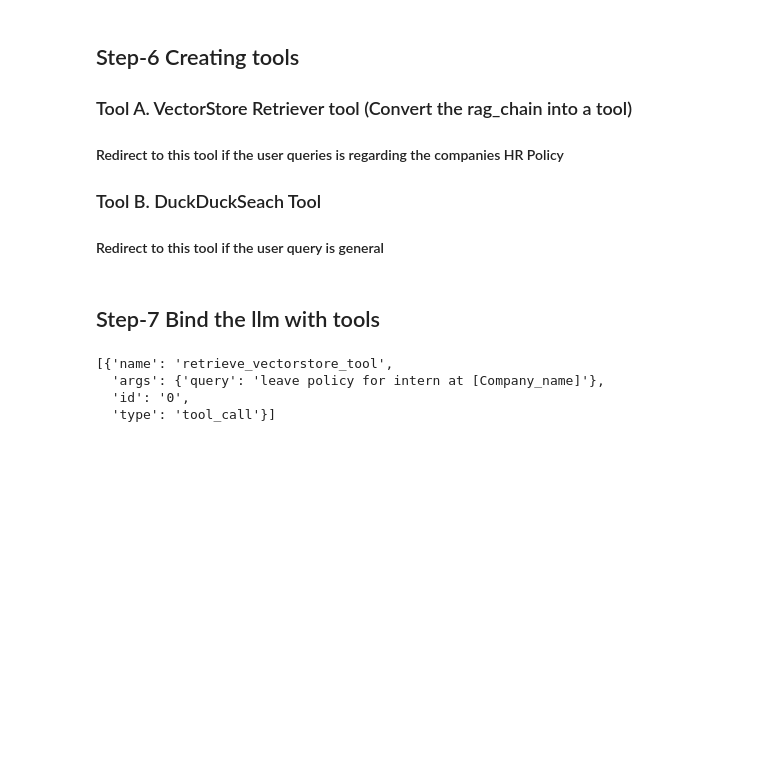
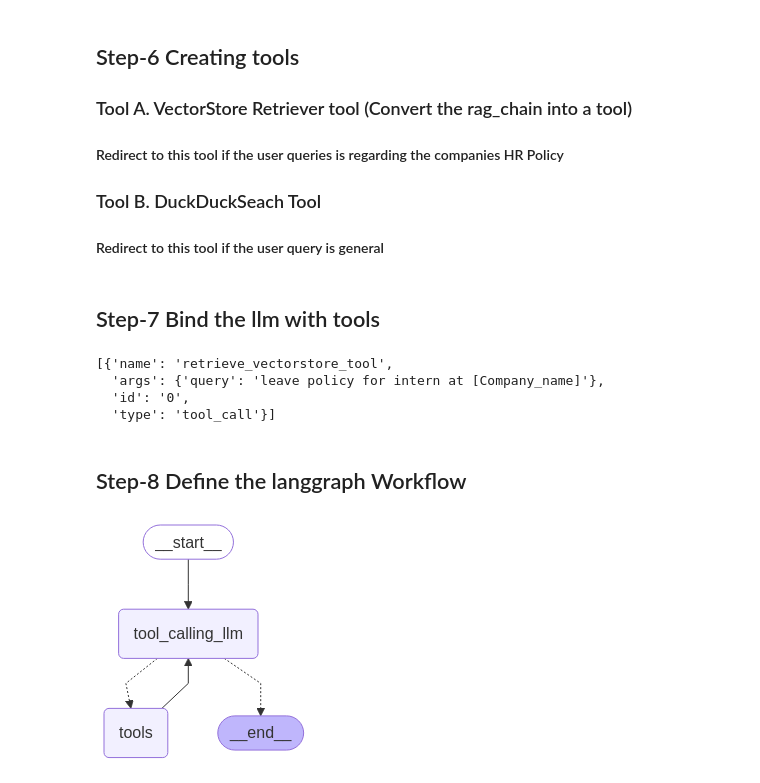
Before and after one commit to prabal-k/RAG-Based-QA-System, a Jupyter notebook: rag_code.ipynb, the cells around one changed output. Drawn from its saved outputs; the diff is of its cells as text; code cells hidden in the pictures; blank space fills up the shorter version.

Commit message:
Issue in implementing langgraph workflow

```diff
--- a/rag_code.ipynb
+++ b/rag_code.ipynb
@@ -145,3 +145,49 @@ llm_with_tools.invoke(query).tool_calls
   'args': {'query': 'leave policy for intern at [Company_name]'},
   'id': '0',
   'type': 'tool_call'}]
+# %% [markdown]
+## Step-8 Define the langgraph Workflow
+# %%
+from typing_extensions import Annotated,TypedDict #Annotated for labelling and TypeDict to maintain graph state
+from langchain_core.messages import AnyMessage #Human message or Ai Message
+from langgraph.graph.message import add_messages  ## Reducers in Langgraph
+
+#Schema info that flows through the nodes
+class state(TypedDict):
+    messages:Annotated[list[AnyMessage],add_messages]
+# %%
+from langgraph.graph import StateGraph, START, END
+from langgraph.prebuilt import ToolNode #specialized node designed to execute tools within our workflow.
+from langgraph.prebuilt import tools_condition
+from IPython.display import Image, display #to visualize the Graph
+
+
+
+#Function that decides which tool to use for serving the userquery
+def tool_calling_llm(state:state) ->state:
+    return {"messages":[llm_with_tools.invoke(state['messages'])]}
+
+# Initialize the StateGraph
+builder = StateGraph(state_schema=state)
+
+#Adding Nodes
+builder.add_node('tool_calling_llm',tool_calling_llm) #returns the tools that is to be used
+builder.add_node('tools',ToolNode(tools=tools)) #Uses the tool specified to fetch result
+
+#Adding Edges
+builder.add_edge(START,'tool_calling_llm')
+builder.add_conditional_edges(
+    'tool_calling_llm',
+    # If the latest message from AI is a tool call -> tools_condition routes to tools
+    # If the latest message from AI is a not a tool call -> tools_condition routes to LLM, then generate final response and END
+    tools_condition
+)
+builder.add_edge('tools','tool_calling_llm')
+
+#Compile the graph
+graph = builder.compile()
+
+# View
+display(Image(graph.get_graph().draw_mermaid_png()))
+# %% [output]
+[figure, added]
```
Also changed, not shown: parts of 4 cells of this notebook.
